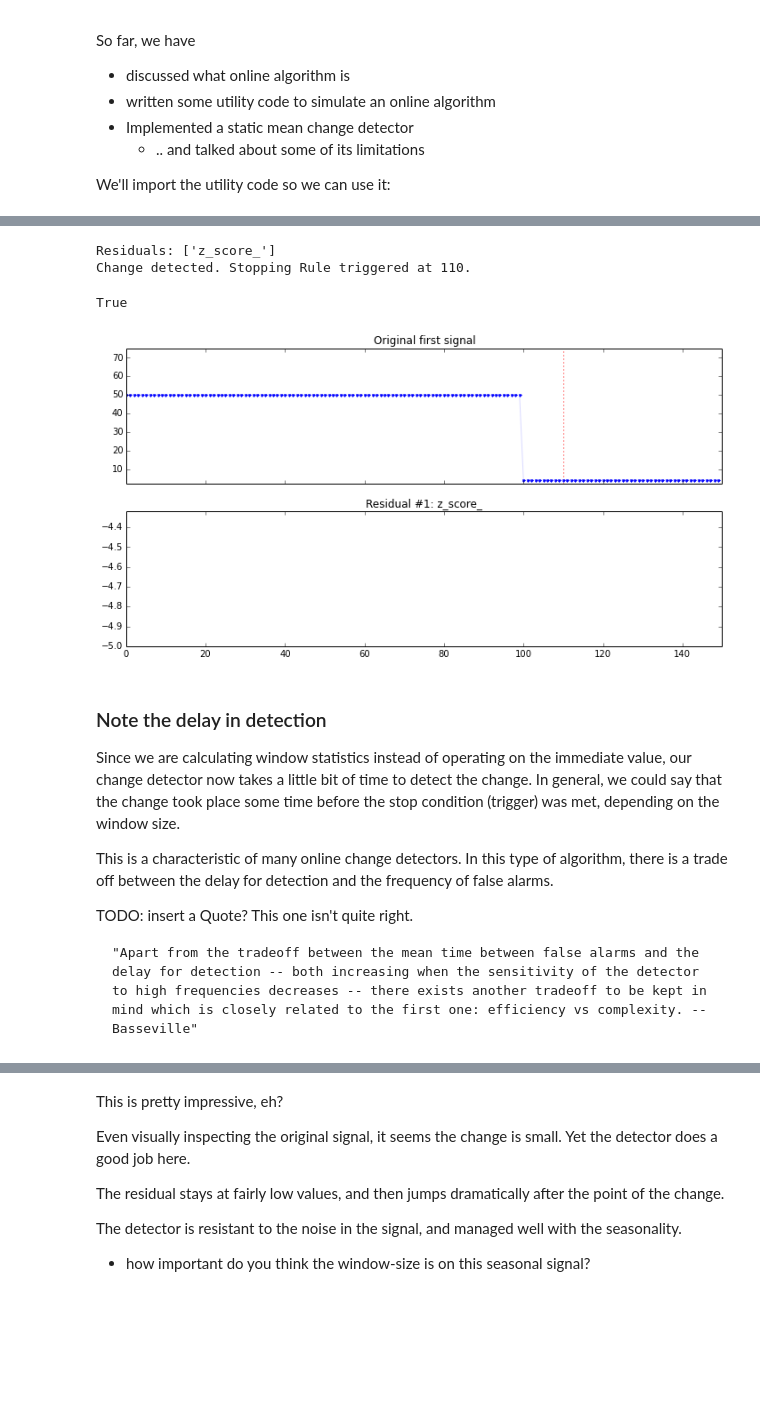
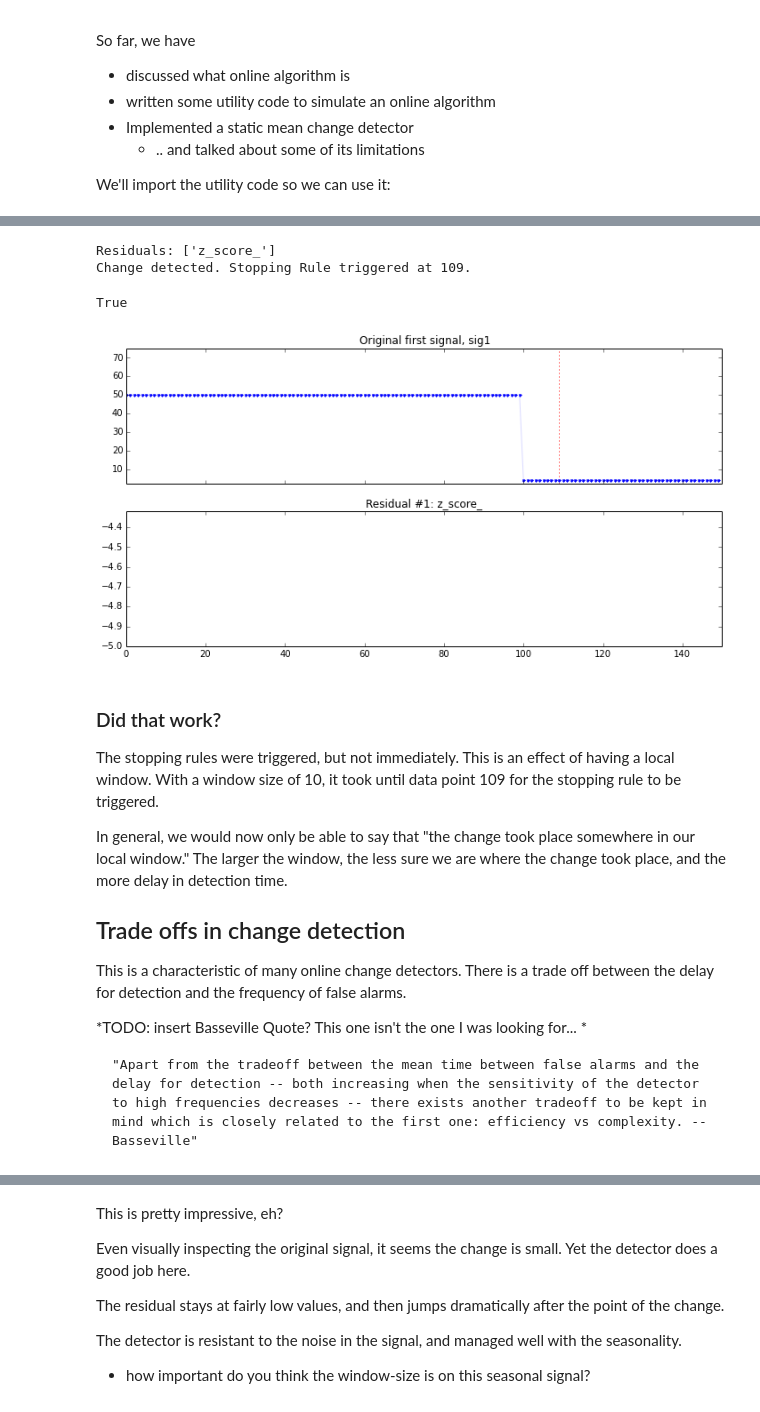
Before and after one commit to amanahuja/change-detection-tutorial, a Jupyter notebook: ipynb/section_03_Windows.ipynb, the cells around one changed output, grey strips where cells are left out. Saved outputs shown, nothing was run; the diff lists cells and outputs as text; code cells hidden in the pictures; blank space fills up the shorter version.

```diff
--- a/ipynb/section_03_Windows.ipynb
+++ b/ipynb/section_03_Windows.ipynb
@@ -113,7 +121,7 @@ from change_detector import ChangeDetector
 # %%
 from collections import deque
 
-class ZScore_Detector(ChangeDetector):
+class ZScoreDetector(ChangeDetector):
     """
     A change detection algorithm based on z-scores
     ---
@@ -121,7 +129,8 @@ class ZScore_Detector(ChangeDetector):
     of the full stream.
 
     2. At the same time, we will collect a window of recent
-    observations and compute local statistics on this sample.
+    observations. We are storing all the recent observations for this
+    window, and compute local statistics traditionally.
 
     3. Then, we compute a Z-score to compare the sample (window)
     distribution to the population (global) distribution.
@@ -130,22 +139,21 @@ class ZScore_Detector(ChangeDetector):
     """
 
     def __init__(self, window_size = 100, threshold=0.05):
-        super( ZScore_Detector, self ).__init__()
-        self.rules_triggered = False
+        super( ZScoreDetector, self ).__init__()
 
-        # hyper-parameter(s)
+        # hyper-parameters
         self.threshold = threshold
         self.window_size = window_size
 
         # Interim and calculated values
         self.k = 0  # total signal_size
         self.g_mean = 0.0  # global mean
-        self.s = 0.0  # Welford's method. variance = s / (k + 1)
+        self.s = 0.0  # for Welford's method. variance = s / (k + 1)
 
         # This is the window
         self.window = deque(maxlen = window_size)
 
-        # ... and, finally, our residual
+        # ... and, finally, our residuals
         self.z_score_ = np.nan
         self.z_array = []
 
@@ -182,21 +190,17 @@ class ZScore_Detector(ChangeDetector):
 
         # Z-score (residual)
         self.z_score_ = (w_mean - g_mean) / SE
-
-        # NOT NEEDED
-        #self.window_mean = w_mean
-        #self.global_var = self.s / (self.k+1)
         self.z_array.append(self.z_score_)
 
-        # NEEDED
+        # Store attributes
         self.g_mean = g_mean
         self.s = s
 
-        # Update k (size of global window) at the end!
+        # Update k (size of global window).
+        #   This must be done at the end!
         self.k += 1
 
     def check_stopping_rules(self, new_signal_value):
         # Check stopping rule!
         if np.abs(self.z_score_) > self.threshold:
-            #import pdb; pdb.set_trace();
             self.rules_triggered = True
@@ -203,26 +211,30 @@ class ZScore_Detector(ChangeDetector):
 # %%
-# How does the Zscore detector work on our first signal?
-sig1 = np.ones(150)
-sig1[:100] *= 50
-sig1[100:] *= 4
+# Our first, most basic, signal.
+
+basic_sig = np.ones(150)
+basic_sig[:100] *= 50
+basic_sig[100:] *= 4
 
 # On Signal 1
-ZScore_Detector(window_size = 10, threshold=10.0).run(
-     sig1,
+detector = ZScoreDetector(window_size = 10, threshold=10.0)
+OnlineSimulator(detector, basic_sig).run(
      signal_name='Original first signal, sig1'
      )
 # %% [output]
 Residuals: ['z_score_']
-Change detected. Stopping Rule triggered at 110.
+Change detected. Stopping Rule triggered at 109.
 True
-[figure, old version]
+[figure, new version]
 # %% [markdown]
-### Note the delay in detection
+### Did that work?
 
-Since we are calculating window statistics instead of operating on the immediate value, our change detector now takes a little bit of time to detect the change. In general, we could say that the change took place some time before the stop condition (trigger) was met, depending on the window size.
+The stopping rules were triggered, but not immediately. This is an effect of having a local window. With a window size of 10, it took until data point 109 for the stopping rule to be triggered.
 
-This is a characteristic of many online change detectors. In this type of algorithm, there is a trade off between the delay for detection and the frequency of false alarms.
+In general, we would now only be able to say that "the change took place somewhere in our local window." The larger the window, the less sure we are where the change took place, and the more delay in detection time.
 
-TODO: insert a Quote? This one isn't quite right.
+## Trade offs in change detection
+This is a characteristic of many online change detectors. There is a trade off between the delay for detection and the frequency of false alarms.
+
+*TODO: insert Basseville Quote? This one isn't the one I was looking for... *
 
     "Apart from the tradeoff between the mean time between false alarms and the delay for detection -- both increasing when the sensitivity of the detector to high frequencies decreases -- there exists another tradeoff to be kept in mind which is closely related to the first one: efficiency vs complexity. -- Basseville"
```
Also changed, not shown: parts of 30 cells of this notebook, 5 other files.
